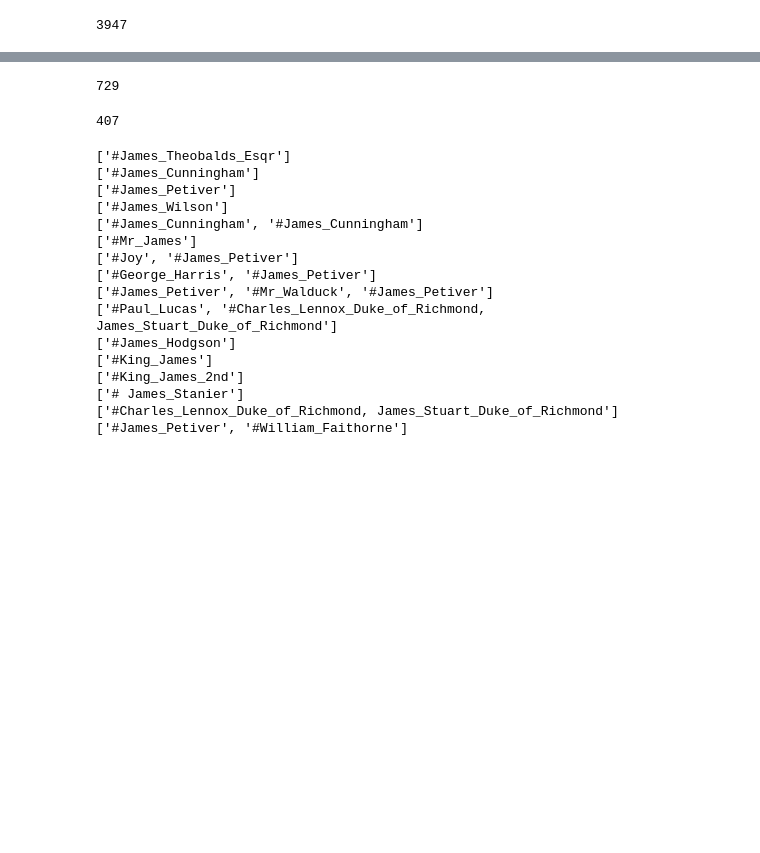
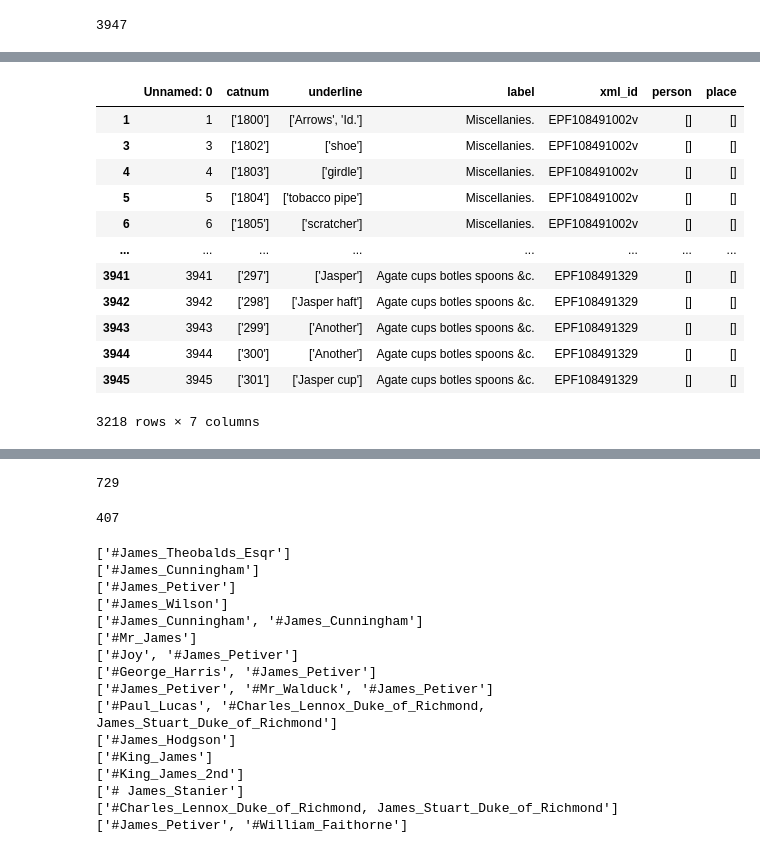
Before and after one commit to Violin1208/sloane, a Jupyter notebook: sort_by_most_popular.ipynb, the cells around one changed output, grey strips where cells are left out. Cells and saved outputs as stored; diff of their text form; code cells hidden in the pictures; blank space fills up the shorter version.

Commit message:
Updating jupyter notebooks (underlined)

```diff
--- a/sort_by_most_popular.ipynb
+++ b/sort_by_most_popular.ipynb
@@ -14,3 +23,19 @@ len(df)
+# %%
+df[df.person == '[]']
+# %% [output]
+|  | Unnamed: 0 | catnum | underline | label | xml_id | person | place |
+| 1 | 1 | ['1800'] | ['Arrows', 'Id.'] | Miscellanies. | EPF108491002v | [] | [] |
+| 3 | 3 | ['1802'] | ['shoe'] | Miscellanies. | EPF108491002v | [] | [] |
+| 4 | 4 | ['1803'] | ['girdle'] | Miscellanies. | EPF108491002v | [] | [] |
+| 5 | 5 | ['1804'] | ['tobacco pipe'] | Miscellanies. | EPF108491002v | [] | [] |
+| 6 | 6 | ['1805'] | ['scratcher'] | Miscellanies. | EPF108491002v | [] | [] |
+| ... | ... | ... | ... | ... | ... | ... | ... |
+| 3941 | 3941 | ['297'] | ['Jasper'] | Agate cups botles spoons &c. | EPF108491329 | [] | [] |
+| 3942 | 3942 | ['298'] | ['Jasper haft'] | Agate cups botles spoons &c. | EPF108491329 | [] | [] |
+| 3943 | 3943 | ['299'] | ['Another'] | Agate cups botles spoons &c. | EPF108491329 | [] | [] |
+| 3944 | 3944 | ['300'] | ['Another'] | Agate cups botles spoons &c. | EPF108491329 | [] | [] |
+| 3945 | 3945 | ['301'] | ['Jasper cup'] | Agate cups botles spoons &c. | EPF108491329 | [] | [] |
+3218 rows × 7 columns
 # %%
 df[df.person != '[]']
 # %% [output]
```
Also changed, not shown: parts of 2 cells of this notebook, 2 other files.
